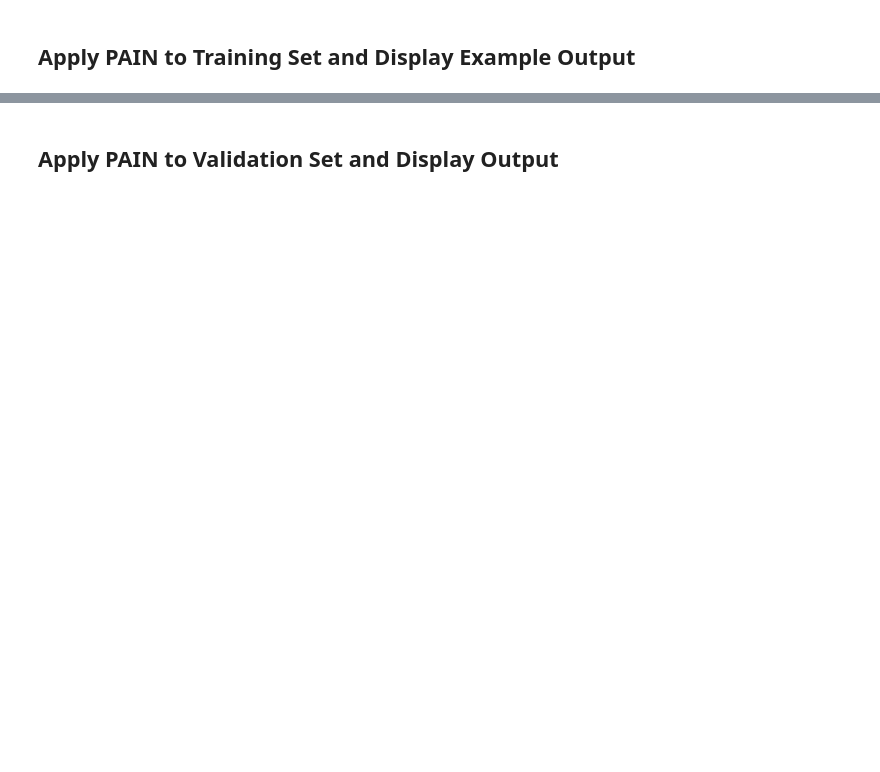
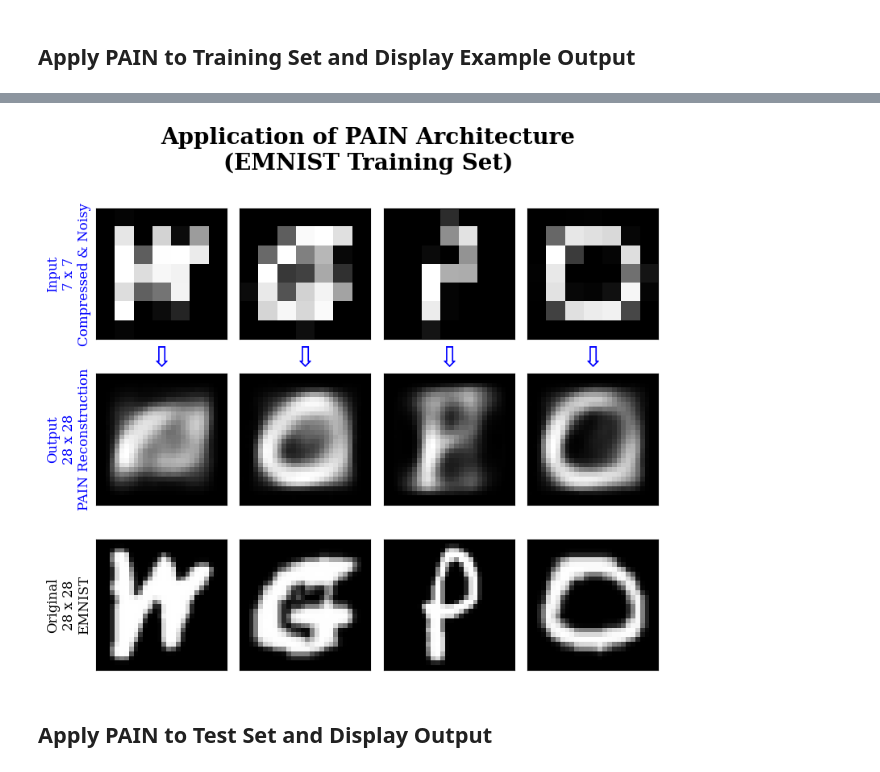
Before and after one commit to FS-CodeBase/Deep-Learning-Architectures-for-CompressedNoisy-Image-Signal-Recovery, a Jupyter notebook: pain_emnist_tf.ipynb, the cells around one changed output, grey strips where cells are left out. Saved outputs shown, nothing was run; the diff lists cells and outputs as text; code cells hidden in the pictures; blank space fills up the shorter version.

Commit message:
Data management more efficient in jupyter notebooks

```diff
--- a/pain_emnist_tf.ipynb
+++ b/pain_emnist_tf.ipynb
@@ -26,10 +37,16 @@ tf.random.set_seed(101)
 
 # Dimension of the compressed/noisy images (width=height)
 # cmp_dim = 4:(for 4x4), 7:(7x7), 14:(14x14), or 28:(28x284)
-cmp_dim = 14
+cmp_dim = 7
 
 # Dimension of output, original are 28 x 28
-out_dim  = 28
+out_dim  = 28 # Do not change
+
+# Number of training epochs
+num_epochs = 25
+
+# Size of training batch sizes
+batch_size = 250
 # %% [markdown]
 ## Helper Function Definitions
 # %%
@@ -78,38 +95,27 @@ def split_dataset_rnd(in_images):
 
     return dat1, dat2
 
-# Create compressed noisy data
+# Create compressed noisy training data
 def create_training_test_data(clean_train, clean_test, cmp_dim, out_dim):
 
-    # Step 0: Create Training and Validation Sets
-    clean_test, clean_valid = split_dataset_rnd(clean_test)
-
-    # Step 1: Compress images using median in sliding window
+    # Compress images using median in sliding window
     cmp_train = down_sample_list(clean_train, cmp_dim)
     cmp_test  = down_sample_list(clean_test, cmp_dim)
-    cmp_valid = down_sample_list(clean_valid, cmp_dim)
 
-    # Step 2: Add Poisson noise to compressed images
+    # Add Poisson noise to compressed images
     noisy_train_ = np.random.poisson(lam=cmp_train)
     noisy_test_  = np.random.poisson(lam=cmp_test)
-    noisy_valid_ = np.random.poisson(lam=cmp_valid)
 
+    # Scale to [0,255]
     noisy_train  = np.clip(noisy_train_,0,255)
     noisy_test   = np.clip(noisy_test_,0,255)
-    noisy_valid  = np.clip(noisy_valid_,0,255)
 
-    # Step 3: Reshape Input Arrays and scale from [0, 255] to [0,1]
+    # Reshape Compressed/Noisy Arrays and scale to [0,1]
     noisy_train = np.array([matrix.reshape(cmp_dim**2,) for matrix in noisy_train/255])
     noisy_test  = np.array([matrix.reshape(cmp_dim**2,) for matrix in noisy_test/255])
-    noisy_valid = np.array([matrix.reshape(cmp_dim**2,) for matrix in noisy_valid/255])
 
-    # Step 4: Reshape Expected Ouput Arraus and scale from [0, 255] to [0,1]
-    clean_train = np.array([matrix.reshape(out_dim**2,) for matrix in clean_train/255])
-    clean_test  = np.array([matrix.reshape(out_dim**2,) for matrix in clean_test/255])
-    clean_valid = np.array([matrix.reshape(out_dim**2,) for matrix in clean_valid/255])
-
-    # Step 5: Return training data
-    return [clean_train, clean_test, clean_valid, noisy_train, noisy_test, noisy_valid]
+    # Return training data
+    return noisy_train, noisy_test
 
 # PAIN architecture builder function
 def build_PAIN(in_dim, out_dim, enc_dim = 256):
@@ -234,10 +229,10 @@ tf.config.threading.set_intra_op_parallelism_threads(6)
 PAIN = build_PAIN(in_dim=cmp_dim, out_dim=out_dim)
 
 # Create an RMSProp optimizer with a specific learning rate
-RMSp = tf.keras.optimizers.RMSprop(learning_rate=0.05)
+tf_opt = tf.keras.optimizers.RMSprop(learning_rate=0.05)
 
 # Compile the model
-PAIN.compile(optimizer=RMSp, loss='mean_squared_error')
+PAIN.compile(optimizer=tf_opt, loss='mean_squared_error')
 
 # Train model and saving fitting history
-fit_history = PAIN.fit(noisy_train, clean_train, epochs=200, batch_size=250, validation_data=(noisy_test, clean_test))
+fit_history = PAIN.fit(noisy_train, clean_train, epochs=num_epochs, batch_size=batch_size, validation_split=0.2)
@@ -271,34 +310,36 @@ sft_idx = 0
 # Plot noisy and decompressed realizations in each subplot
 for idx in range(4):
     # Plot noisy
     axes[idx].imshow(noisy_train[idx+sft_idx].reshape(cmp_dim,cmp_dim),cmap='gray')
     axes[idx].set_xticks([]) # Remove xticklabels
     axes[idx].set_yticks([]) # Remove yticklabels
     axes[idx].set_xlabel('⇩',fontdict={'fontsize': 25, 'fontweight': 'bold', 'fontfamily': 'serif', 'color':'blue'})
 
     # Plot decompressed with PAIN
     axes[idx+4].imshow(pred_train_out[idx+sft_idx].reshape(out_dim,out_dim),cmap='gray')
     axes[idx+4].set_xticks([]) # Remove xticklabels
     axes[idx+4].set_yticks([]) # Remove yticklabels
 
     # Plot original
     axes[idx+8].imshow(clean_train[idx+sft_idx].reshape(out_dim,out_dim),cmap='gray')
     axes[idx+8].set_xticks([]) # Remove xticklabels
     axes[idx+8].set_yticks([]) # Remove yticklabels
 
 # Set ylables
 axes[0].set_ylabel(f'Input\n{cmp_dim} x {cmp_dim}\nCompressed & Noisy',fontdict={'fontsize': 12, 'fontfamily': 'serif', 'color':'blue'})
 axes[4].set_ylabel(f'Output\n{out_dim} x {out_dim}\nPAIN Reconstruction',fontdict={'fontsize': 12, 'fontfamily': 'serif', 'color':'blue'})
 axes[8].set_ylabel(f'Original\n{out_dim} x {out_dim}\nEMNIST',fontdict={'fontsize': 12, 'fontfamily': 'serif'})
 
 # Adjust layout to decrease padding between subplots
-plt.subplots_adjust(wspace=0.1, hspace=0.00)
+plt.subplots_adjust(wspace=0.1, hspace=0)
 
 # Save results
 plt.savefig(f'{imdir}/{imfile}_{cmp_dim}x{cmp_dim}_train_PAIN.png')
 
 # Display the figure
 plt.show()
+# %% [output]
+[figure, added]
 # %% [markdown]
-## Apply PAIN to Validation Set and Display Output
+## Apply PAIN to Test Set and Display Output
 # %%
```
Also changed, not shown: parts of 11 cells of this notebook, 3 other files.
